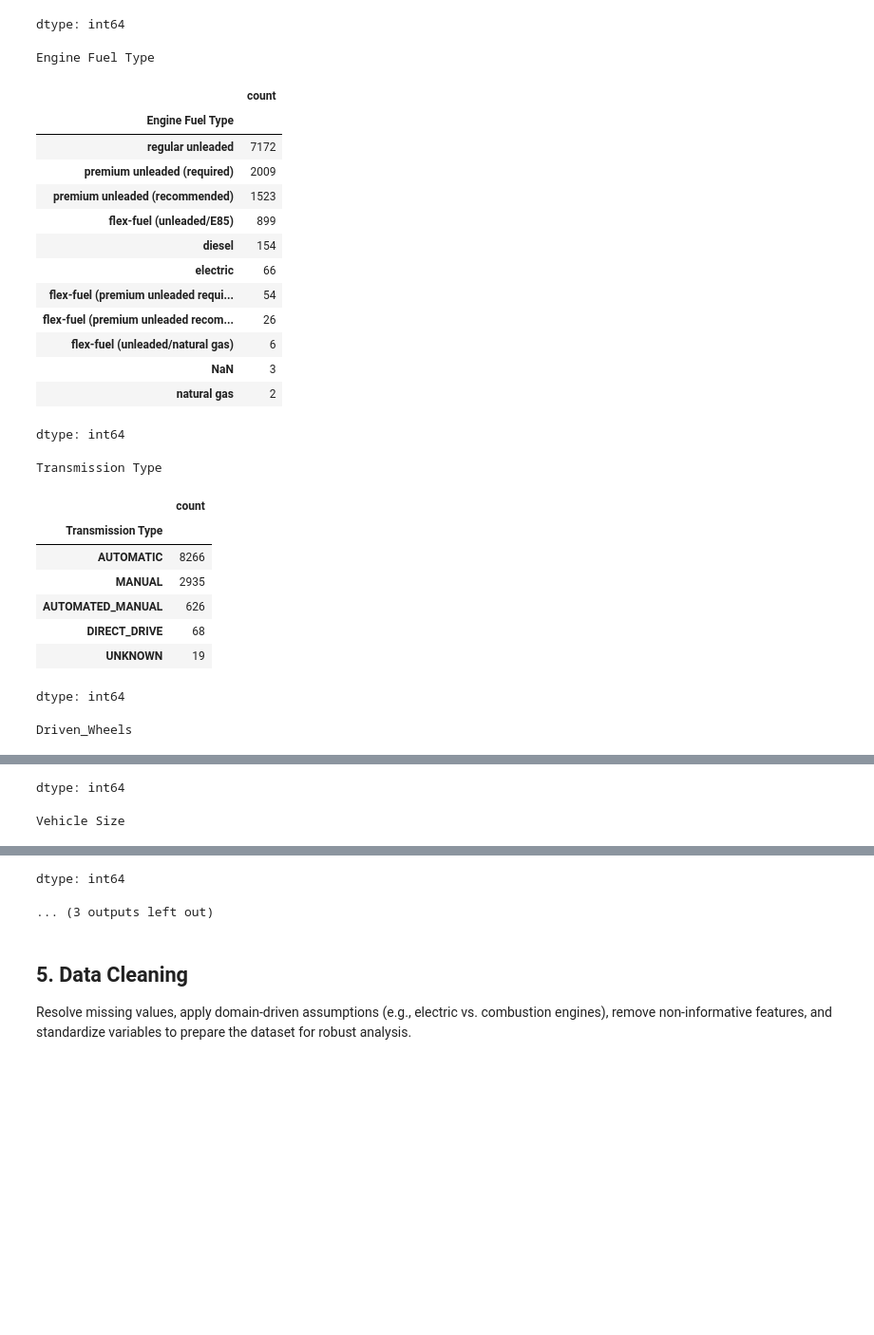
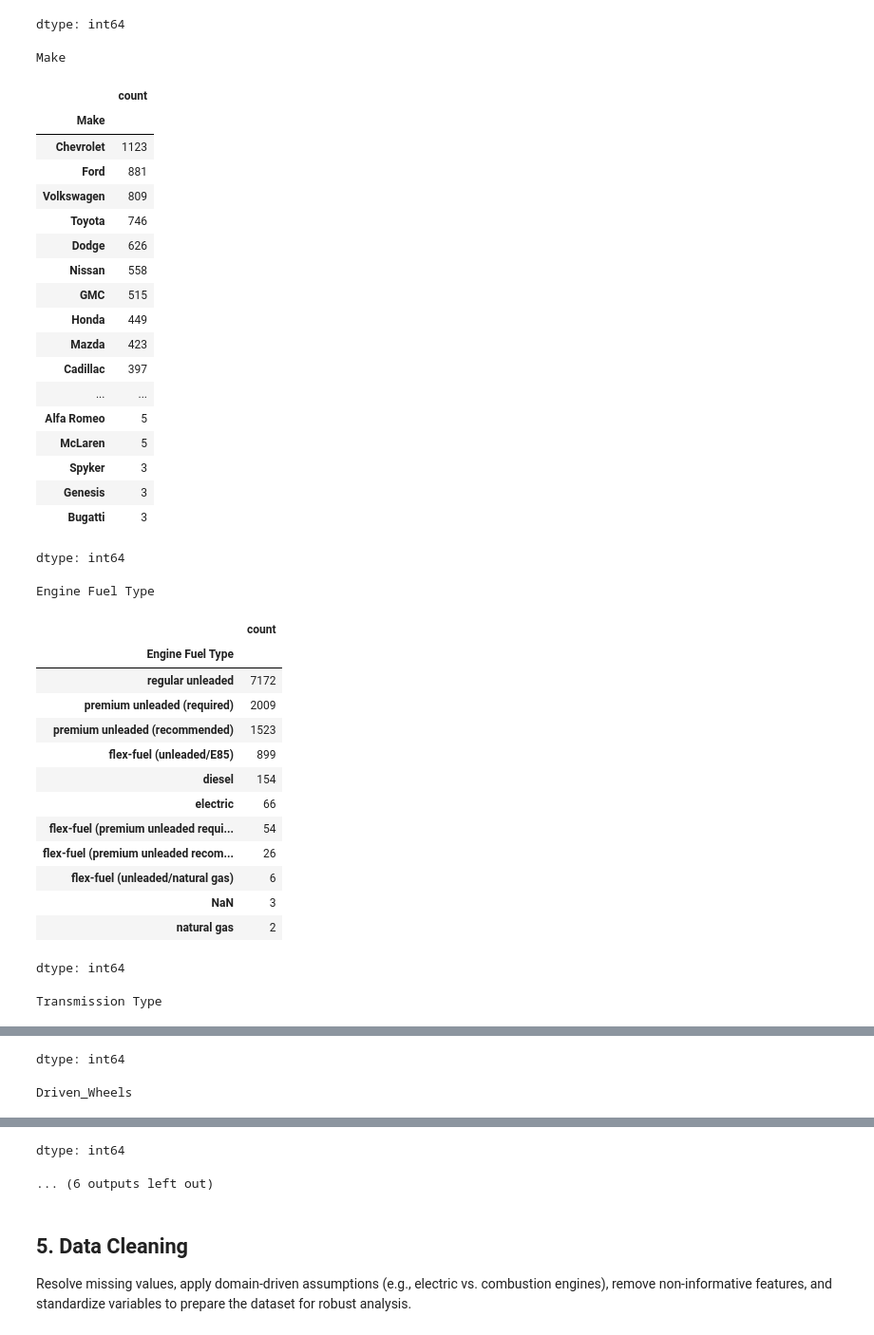
Before and after one commit to t-jor/car-market-analysis, a Jupyter notebook: notebooks/car_market_analysis.ipynb, the cells around one changed output, grey strips where cells are left out. Shown at 95% size. Saved outputs shown, nothing was run; the diff lists cells and outputs as text; code cells hidden in the pictures; blank space fills up the shorter version.

```diff
--- a/notebooks/car_market_analysis.ipynb
+++ b/notebooks/car_market_analysis.ipynb
@@ -188,33 +188,44 @@ df_car_raw.nunique()
 dtype: int64
 # %%
 # Quick overview of categories (top values)
-for col in ["Engine Fuel Type", "Transmission Type", "Driven_Wheels", "Vehicle Size", "Vehicle Style"]:
+for col in ["Make", "Engine Fuel Type", "Transmission Type", "Driven_Wheels", "Vehicle Size", "Vehicle Style"]:
     print(f"\n{col}")
     display(df_car_raw[col].value_counts(dropna=False))
 # %% [output]
-Engine Fuel Type
+Make
 |  | count |
-| Engine Fuel Type |  |
-| regular unleaded | 7172 |
-| premium unleaded (required) | 2009 |
-| premium unleaded (recommended) | 1523 |
-| flex-fuel (unleaded/E85) | 899 |
-| diesel | 154 |
-| electric | 66 |
-| flex-fuel (premium unleaded requi... | 54 |
-| flex-fuel (premium unleaded recom... | 26 |
-| flex-fuel (unleaded/natural gas) | 6 |
-| NaN | 3 |
-| natural gas | 2 |
+| Make |  |
+| Chevrolet | 1123 |
+| Ford | 881 |
+| Volkswagen | 809 |
+| Toyota | 746 |
+| Dodge | 626 |
+| Nissan | 558 |
+| GMC | 515 |
+| Honda | 449 |
+| Mazda | 423 |
+| Cadillac | 397 |
+| ... | ... |
+| Alfa Romeo | 5 |
+| McLaren | 5 |
+| Spyker | 3 |
+| Genesis | 3 |
+| Bugatti | 3 |
 dtype: int64
-Transmission Type
+Engine Fuel Type
 |  | count |
-| Transmission Type |  |
-| AUTOMATIC | 8266 |
-| MANUAL | 2935 |
-| AUTOMATED_MANUAL | 626 |
-| DIRECT_DRIVE | 68 |
-| UNKNOWN | 19 |
+| Engine Fuel Type |  |
+| regular unleaded | 7172 |
+| premium unleaded (required) | 2009 |
+| premium unleaded (recommended) | 1523 |
+| flex-fuel (unleaded/E85) | 899 |
+| diesel | 154 |
+| electric | 66 |
+| flex-fuel (premium unleaded requi... | 54 |
+| flex-fuel (premium unleaded recom... | 26 |
+| flex-fuel (unleaded/natural gas) | 6 |
+| NaN | 3 |
+| natural gas | 2 |
 dtype: int64
-Driven_Wheels
+Transmission Type
 |  | count |
@@ -226,3 +238,3 @@ Driven_Wheels
 dtype: int64
-Vehicle Size
+Driven_Wheels
 |  | count |
@@ -233,5 +246,5 @@ Vehicle Size
 dtype: int64
-... (3 outputs left out)
+... (6 outputs left out)
 # %% [markdown]
 ## **5. Data Cleaning**
 Resolve missing values, apply domain-driven assumptions (e.g., electric vs. combustion engines), remove non-informative features, and standardize variables to prepare the dataset for robust analysis.
```
Also changed, not shown: parts of 26 cells of this notebook.
